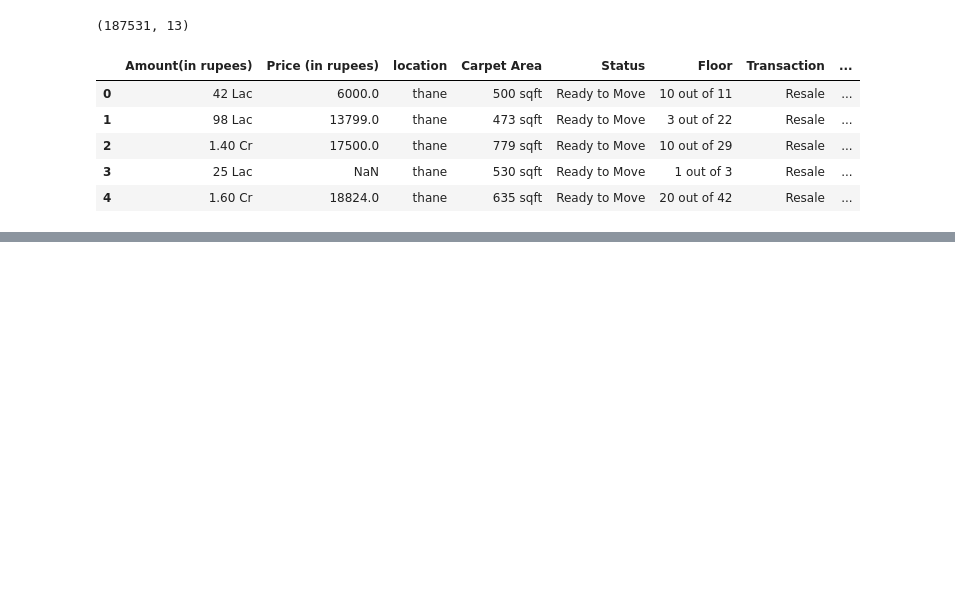
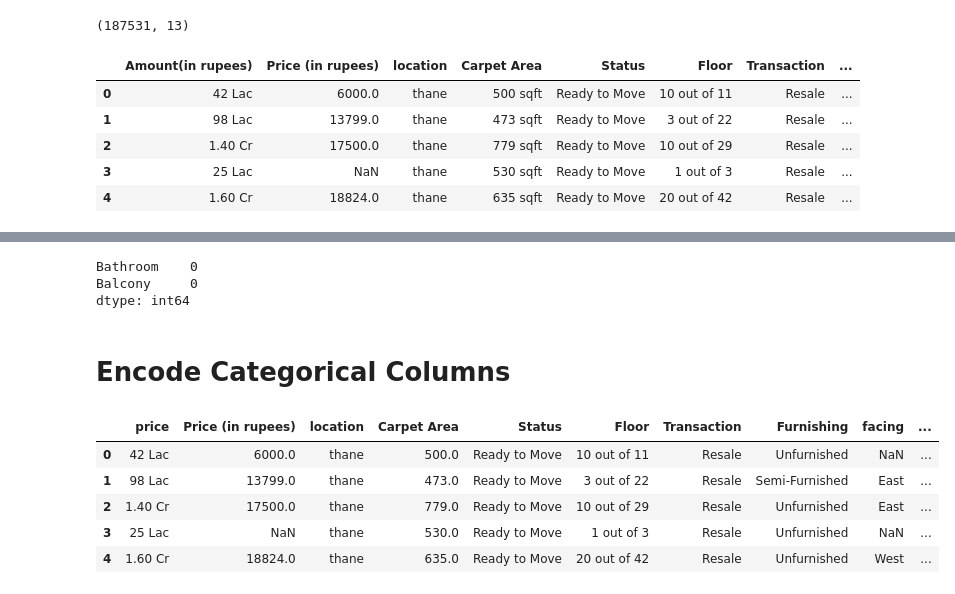
Before and after one commit to bouyassine11/House-Price-Prediction, a Jupyter notebook: House-Price-Prediction.ipynb, the cells around one changed output, grey strips where cells are left out. Saved outputs shown, nothing was run; the diff lists cells and outputs as text; code cells hidden in the pictures; blank space fills up the shorter version.

```diff
--- a/House-Price-Prediction.ipynb
+++ b/House-Price-Prediction.ipynb
@@ -142,0 +218,2 @@ data.head(5)
+# %%
+data[['Floor Number', 'Total Floors']] = data['Floor'].str.extract(r'(\d+)\s*out\s*of\s*(\d+)', expand=True).astype(float)
@@ -142,0 +242,5 @@ data.head(5)
+# %%
+#Best way to handle missing values in Floor Number and Total Floors:
+#Fill missing Floor Number and Total Floors with group-wise median (optional)
+data['Floor Number'] = data.groupby('location')['Floor Number'].transform(lambda x: x.fillna(x.median()))
+data['Total Floors'] = data.groupby('location')['Total Floors'].transform(lambda x: x.fillna(x.median()))
@@ -142,0 +255,3 @@ data.head(5)
+# %%
+data['Bathroom'] = pd.to_numeric(data['Bathroom'], errors='coerce')
+data['Balcony'] = pd.to_numeric(data['Balcony'], errors='coerce')
@@ -142,0 +280,21 @@ data.head(5)
+# %%
+# Handling Missing Bathroom & Balcony Values:
+data['Bathroom'] = data.groupby('location')['Bathroom'].transform(lambda x: x.fillna(x.median()))
+data['Balcony'] = data.groupby('location')['Balcony'].transform(lambda x: x.fillna(x.median()))
+# %%
+data[['Bathroom','Balcony']].isnull().sum()
+# %% [output]
+Bathroom    0
+Balcony     0
+dtype: int64
+# %% [markdown]
+# **Encode Categorical Columns**
+# %%
+data.head()
+# %% [output]
+|  | price | Price (in rupees) | location | Carpet Area | Status | Floor | Transaction | Furnishing | facing | ... |
+| 0 | 42 Lac | 6000.0 | thane | 500.0 | Ready to Move | 10 out of 11 | Resale | Unfurnished | NaN | ... |
+| 1 | 98 Lac | 13799.0 | thane | 473.0 | Ready to Move | 3 out of 22 | Resale | Semi-Furnished | East | ... |
+| 2 | 1.40 Cr | 17500.0 | thane | 779.0 | Ready to Move | 10 out of 29 | Resale | Unfurnished | East | ... |
+| 3 | 25 Lac | NaN | thane | 530.0 | Ready to Move | 1 out of 3 | Resale | Unfurnished | NaN | ... |
+| 4 | 1.60 Cr | 18824.0 | thane | 635.0 | Ready to Move | 20 out of 42 | Resale | Unfurnished | West | ... |
```
Also changed, not shown: parts of 35 cells of this notebook.
